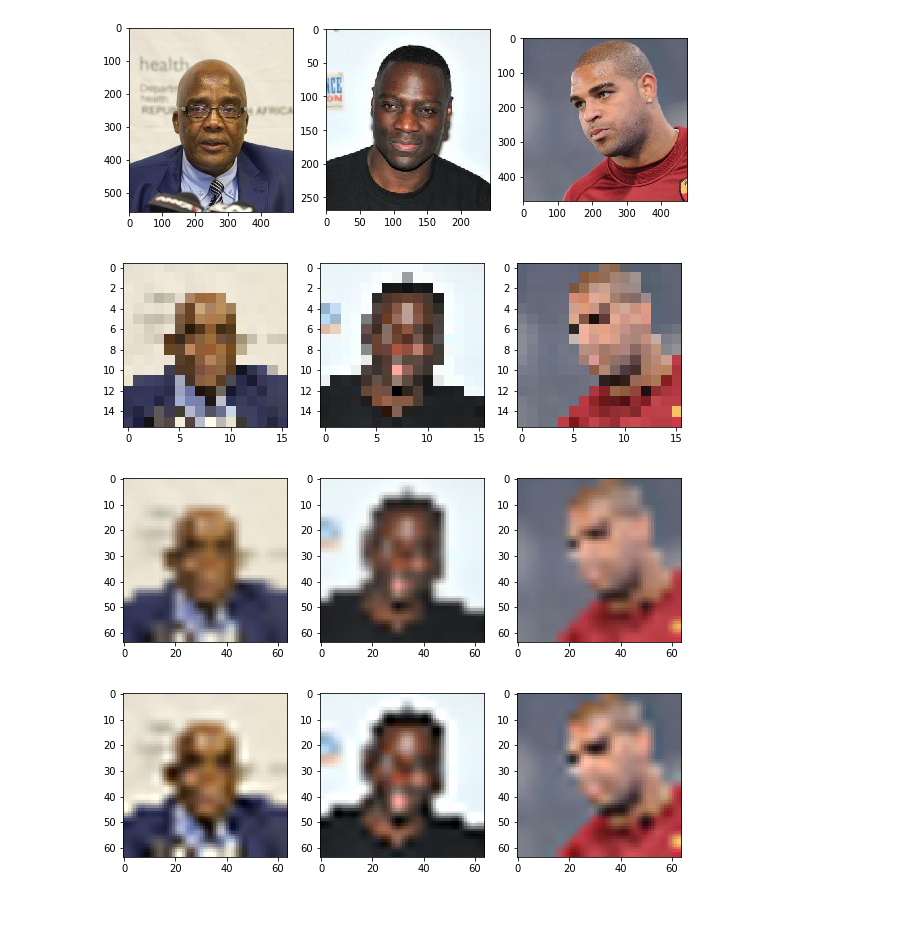
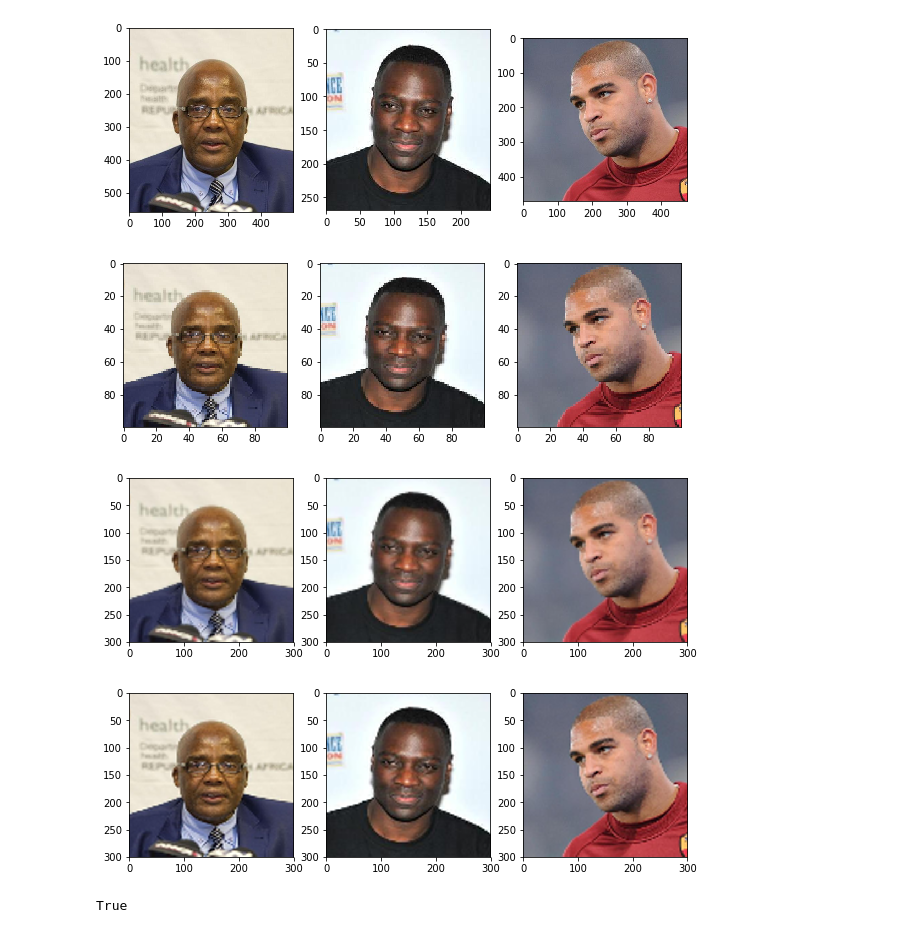
Before and after one commit to angelomenezes/3DFaceReconstruction, a Jupyter notebook: down_sampling_linear.ipynb, the cells around one changed output. Cells and saved outputs as stored; diff of their text form; code cells hidden in the pictures.

```diff
--- a/down_sampling_linear.ipynb
+++ b/down_sampling_linear.ipynb
@@ -32,7 +32,7 @@ comparing_images(img1, img2, img3)
 # %%
 # Downscaling images usig resize function from OpenCV
 
-down_scale = 16
+down_scale = 100
 
 resized_img1 = cv2.resize(img1,(down_scale,down_scale))
 resized_img2 = cv2.resize(img2,(down_scale,down_scale))
@@ -40,19 +40,19 @@ resized_img3 = cv2.resize(img3,(down_scale,down_scale))
 
 comparing_images(resized_img1, resized_img2, resized_img3)
 # %% [output]
-[figure, old version]
+[figure, new version]
 # %%
 # Upscaling images with Bilinear interpolation
 
-up_scale = 4
+up_scale = 3
 
 up_linear_img1 = cv2.resize(resized_img1, None, fx = up_scale, fy = up_scale, interpolation = cv2.INTER_LINEAR)
 up_linear_img2 = cv2.resize(resized_img2, None, fx = up_scale, fy = up_scale, interpolation = cv2.INTER_LINEAR)
 up_linear_img3 = cv2.resize(resized_img3, None, fx = up_scale, fy = up_scale, interpolation = cv2.INTER_LINEAR)
 
 comparing_images(up_linear_img1, up_linear_img2, up_linear_img3)
 # %% [output]
-[figure, old version]
+[figure, new version]
 # %%
 # Upscaling images with Bicubic interpolation
 
@@ -62,4 +62,10 @@ up_cubic_img3 = cv2.resize(resized_img3, None, fx = up_scale, fy = up_scale, int
 
 comparing_images(up_cubic_img1, up_cubic_img2, up_cubic_img3)
 # %% [output]
-[figure, old version]
+[figure, new version]
+# %%
+cv2.imwrite('good.jpg',img1[...,::-1])
+cv2.imwrite('linear.jpg',up_linear_img1[...,::-1])
+cv2.imwrite('cubic.jpg',up_cubic_img1[...,::-1])
+# %% [output]
+True
```
Also changed, not shown: 13 other files.
